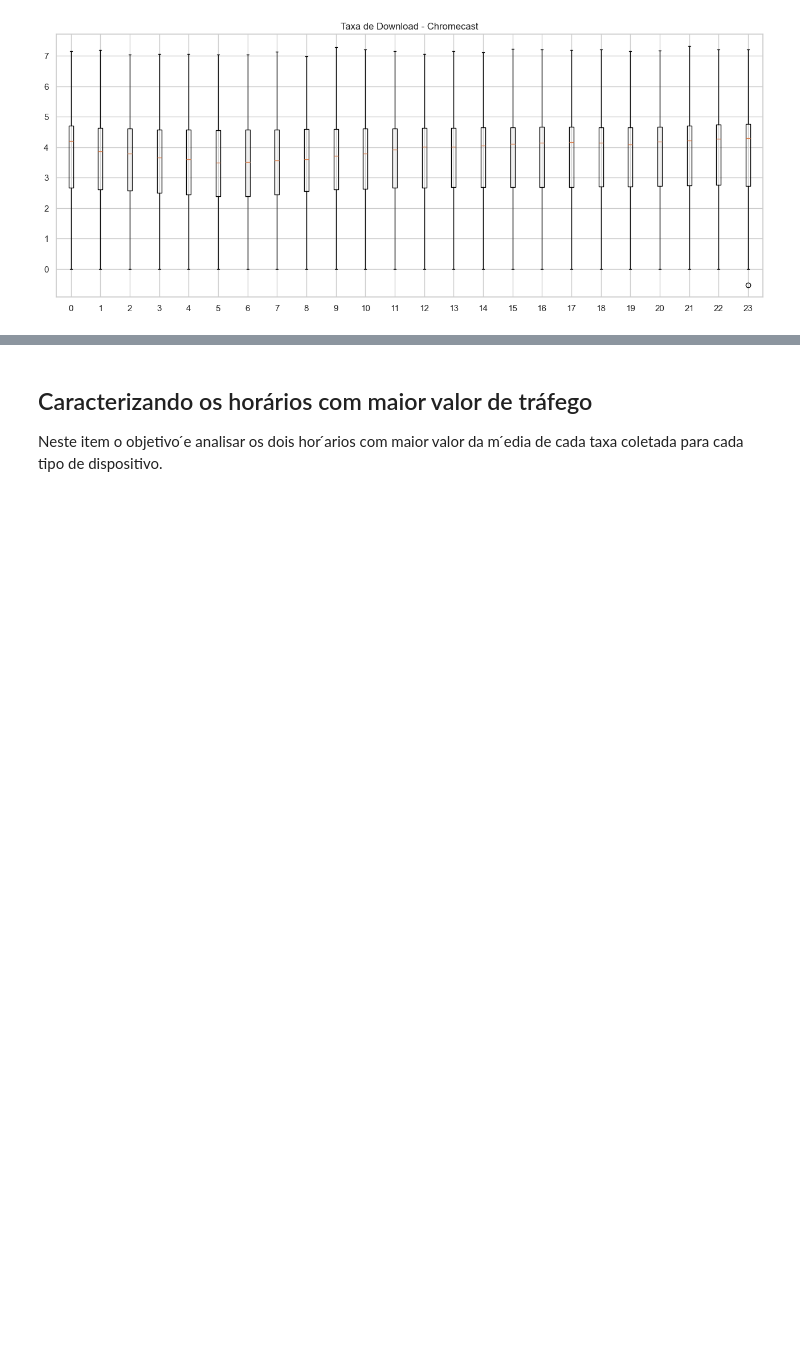
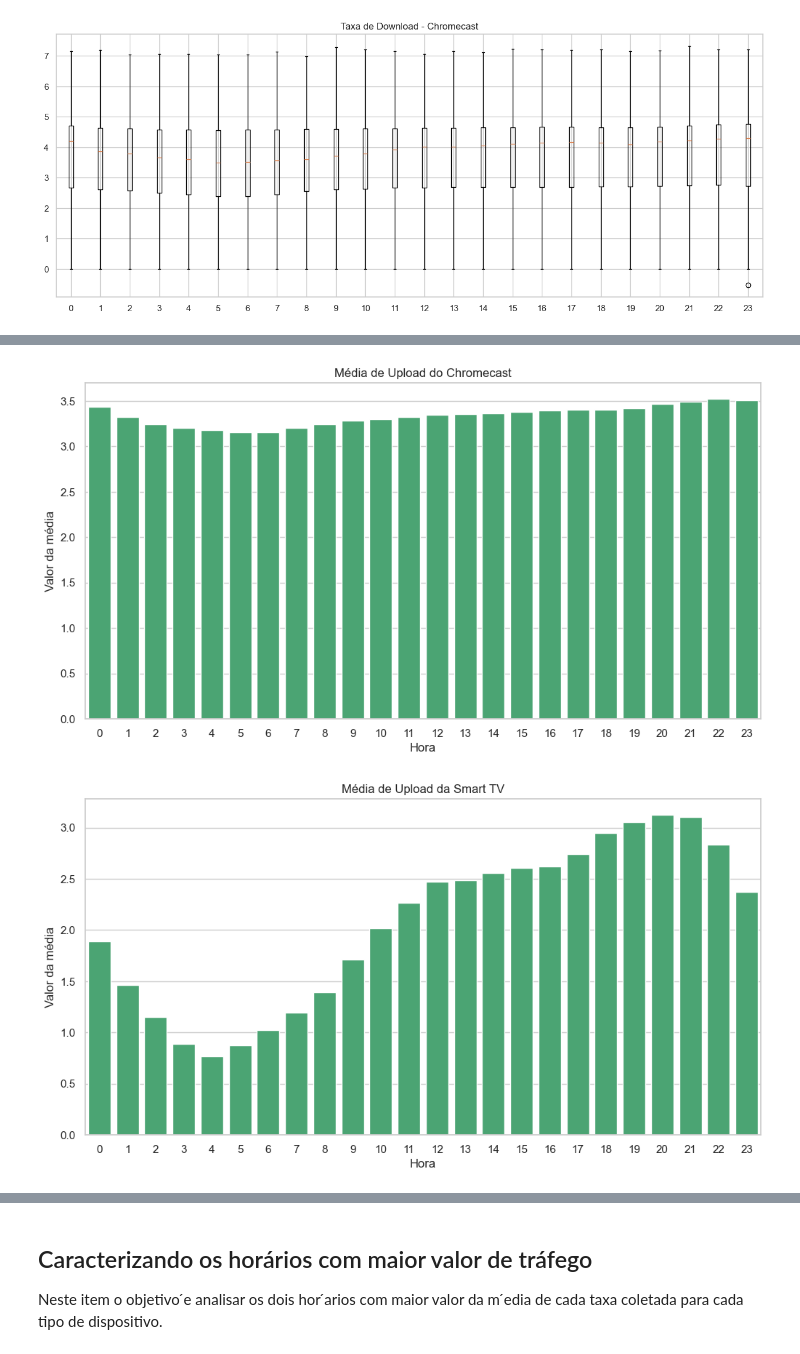
Before and after one commit to guilherme-hu/Probest, a Jupyter notebook: Trabalho.ipynb, the cells around one changed output, grey strips where cells are left out. Drawn from its saved outputs; the diff is of its cells as text; code cells hidden in the pictures; blank space fills up the shorter version.

```diff
--- a/Trabalho.ipynb
+++ b/Trabalho.ipynb
@@ -333,0 +226,24 @@ plt.show()
+# %%
+### Média
+meanHourlyChrome = groupedHourChrome.mean()
+meanHourlySmart = groupedHourSmart.mean()
+
+# Função para plotar gráficos de barras com cores especificadas
+def plot_bar(data, column, title, xlabel, ylabel, color):
+    plt.figure(figsize=(12, 6))
+    sns.barplot(x=data.index, y=data[column], color=color)
+    plt.title(title)
+    plt.xlabel(xlabel)
+    plt.ylabel(ylabel)
+    plt.show()
+
+# Gráfico de barras para a média de upload da Smart TV e Chromecast
+plot_bar(meanHourlyChrome, 'bytes_up', 'Média de Upload do Chromecast', 'Hora', 'Valor da média', 'mediumseagreen')
+plot_bar(meanHourlySmart, 'bytes_up', 'Média de Upload da Smart TV', 'Hora', 'Valor da média', 'mediumseagreen')
+
+# Gráfico de barras para a média de download da Smart TV e Chromecast
+plot_bar(meanHourlySmart, 'bytes_down', 'Média de Download da Smart TV', 'Hora', 'Valor da média', 'seagreen')
+plot_bar(meanHourlyChrome, 'bytes_down', 'Média de Download do Chromecast', 'Hora', 'Valor da média', 'seagreen')
+# %% [output]
+[figure, added]
+[figure, added]
```
Also changed, not shown: parts of 9 cells of this notebook.
